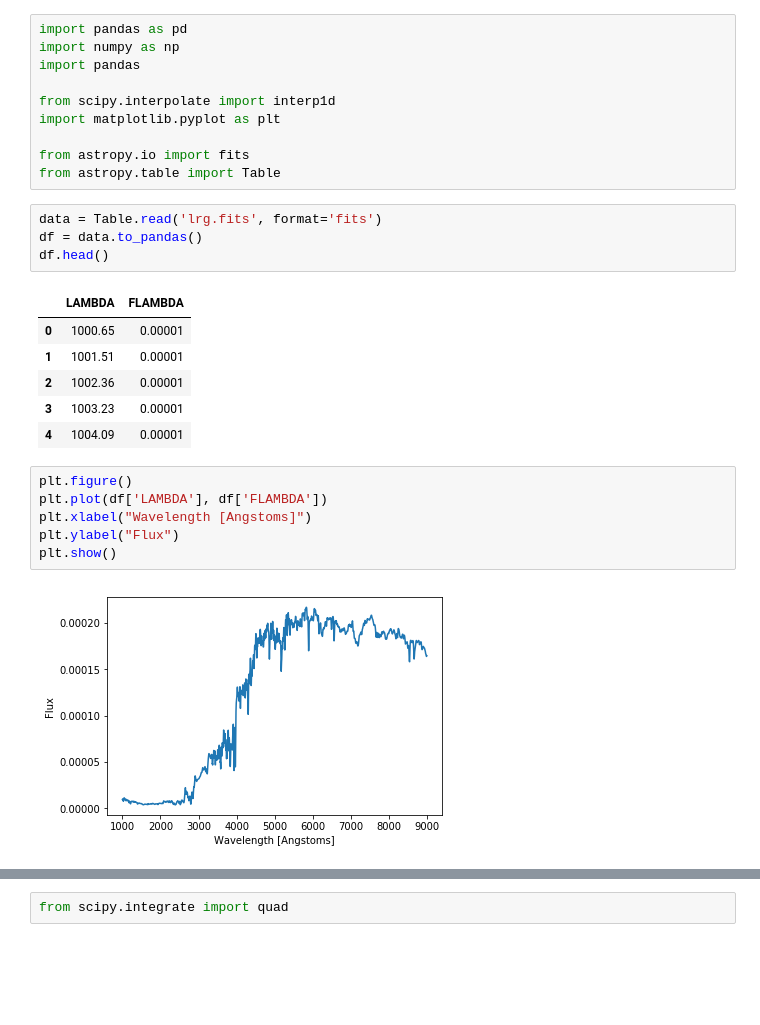
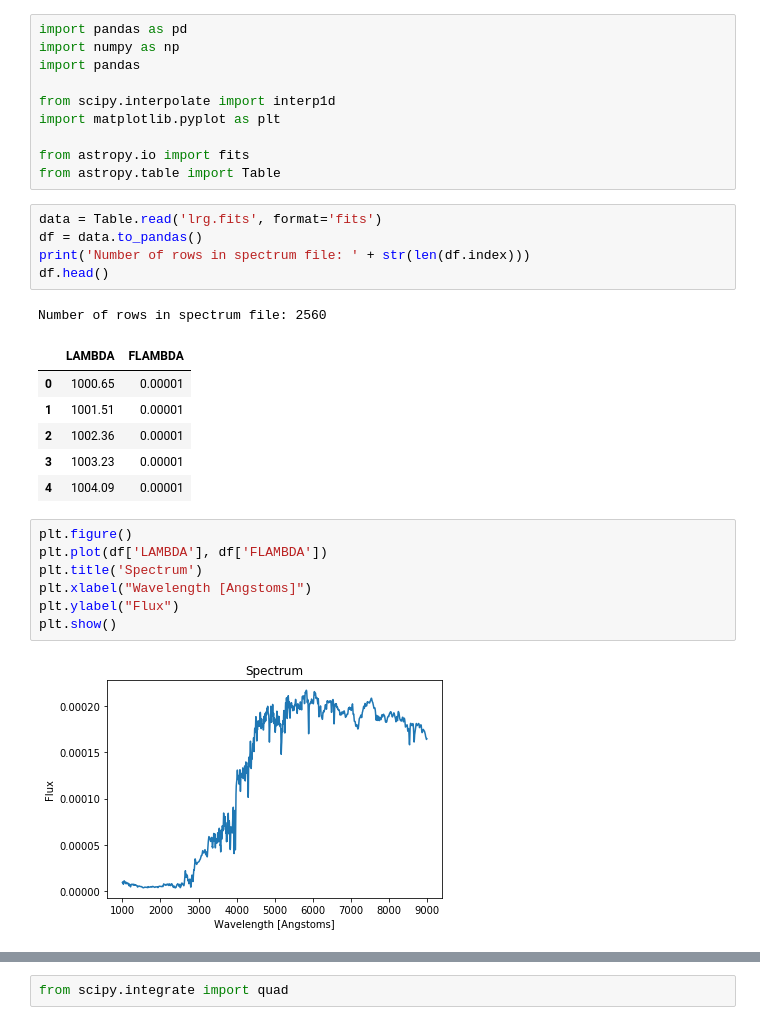
Before and after one commit to rmorgan10/kcorrection, a Jupyter notebook: KCorrection.ipynb, the cells around one changed output, grey strips where cells are left out. Drawn from its saved outputs; the diff is of its cells as text; blank space fills up the shorter version.

```diff
--- a/KCorrection.ipynb
+++ b/KCorrection.ipynb
@@ -13,8 +13,10 @@ from astropy.table import Table
 # %%
 data = Table.read('lrg.fits', format='fits')
 df = data.to_pandas()
+print('Number of rows in spectrum file: ' + str(len(df.index)))
 df.head()
 # %% [output]
+Number of rows in spectrum file: 2560
 |  | LAMBDA | FLAMBDA |
 | 0 | 1000.65 | 0.00001 |
 | 1 | 1001.51 | 0.00001 |
@@ -24,8 +26,9 @@ df.head()
 # %%
 plt.figure()
 plt.plot(df['LAMBDA'], df['FLAMBDA'])
+plt.title('Spectrum')
 plt.xlabel("Wavelength [Angstoms]")
 plt.ylabel("Flux")
 plt.show()
 # %% [output]
-[figure, old version]
+[figure, new version]
```
Also changed, not shown: parts of 9 cells of this notebook.
